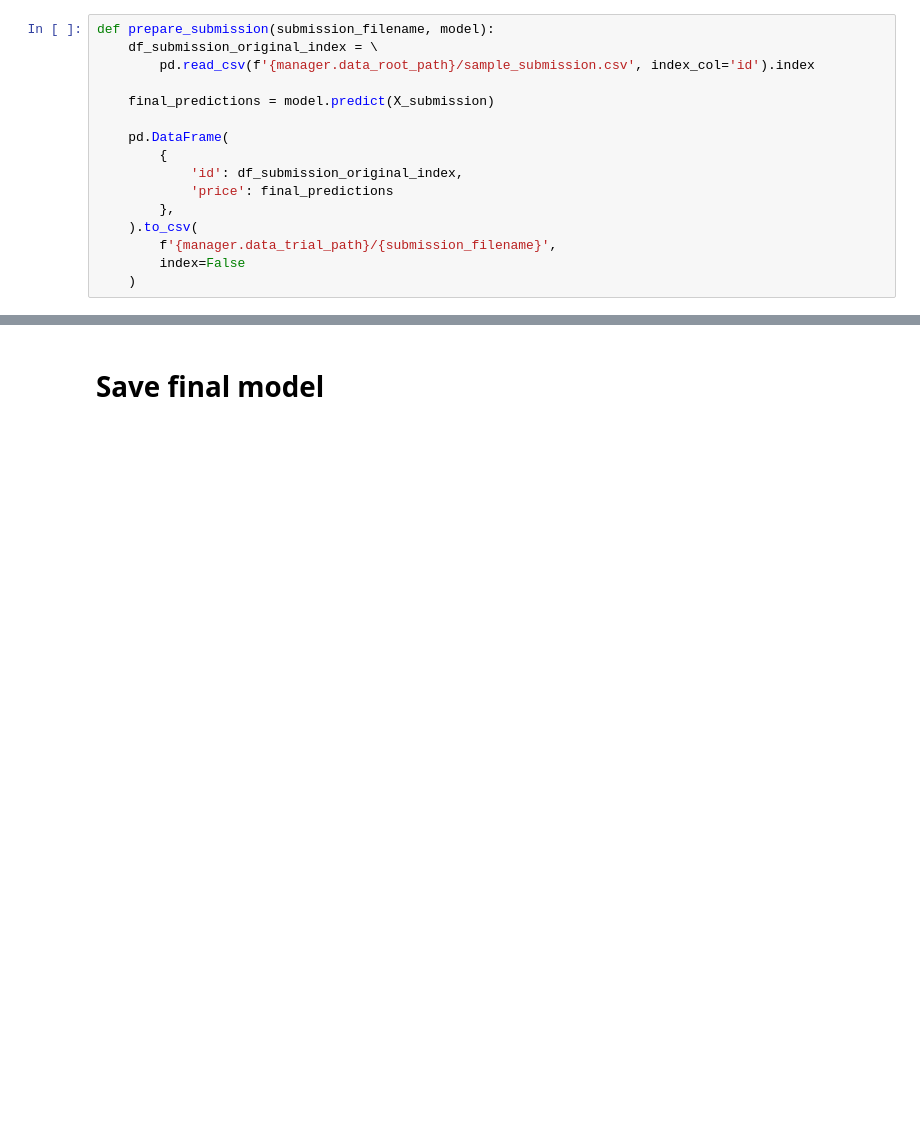
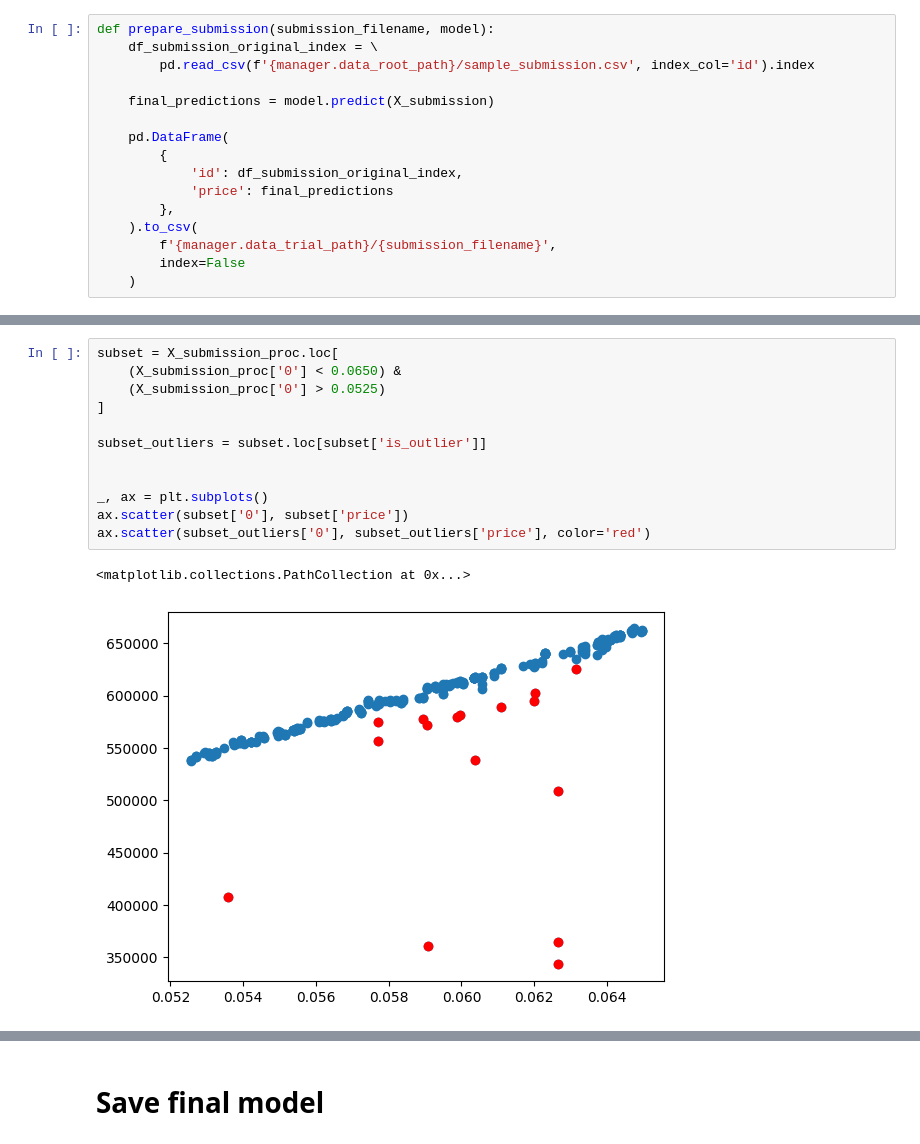
Before and after one commit to PashaIanko/Kaggle.ParisHousingPrices, a Jupyter notebook: 5_model_submission.ipynb, the cells around one changed output, grey strips where cells are left out. Drawn from its saved outputs; the diff is of its cells as text; blank space fills up the shorter version.

```diff
--- a/5_model_submission.ipynb
+++ b/5_model_submission.ipynb
@@ -195,0 +229,15 @@ prepare_submission(submission_filename, final_model)
+# %%
+subset = X_submission_proc.loc[
+    (X_submission_proc['0'] < 0.0650) &
+    (X_submission_proc['0'] > 0.0525)
+]
+
+subset_outliers = subset.loc[subset['is_outlier']]
+
+
+_, ax = plt.subplots()
+ax.scatter(subset['0'], subset['price'])
+ax.scatter(subset_outliers['0'], subset_outliers['price'], color='red')
+# %% [output]
+<matplotlib.collections.PathCollection at 0x...>
+[figure, added]
```
Also changed, not shown: parts of 14 cells of this notebook.
